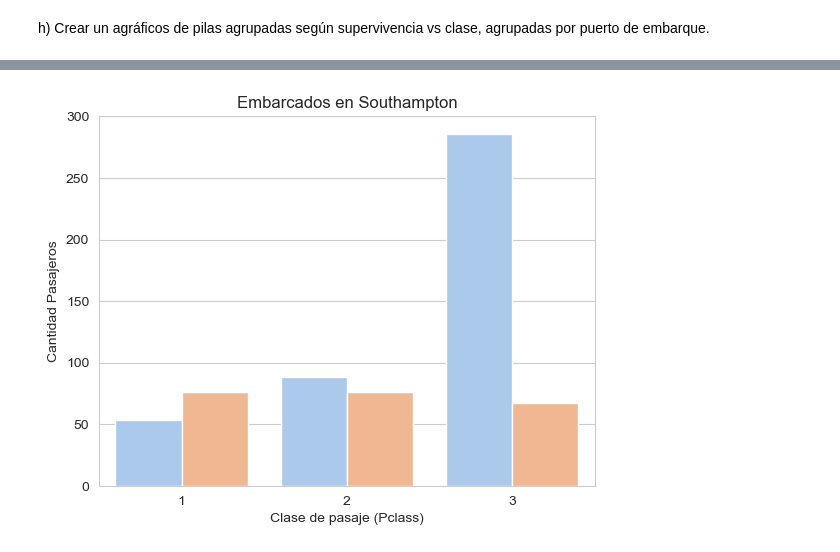
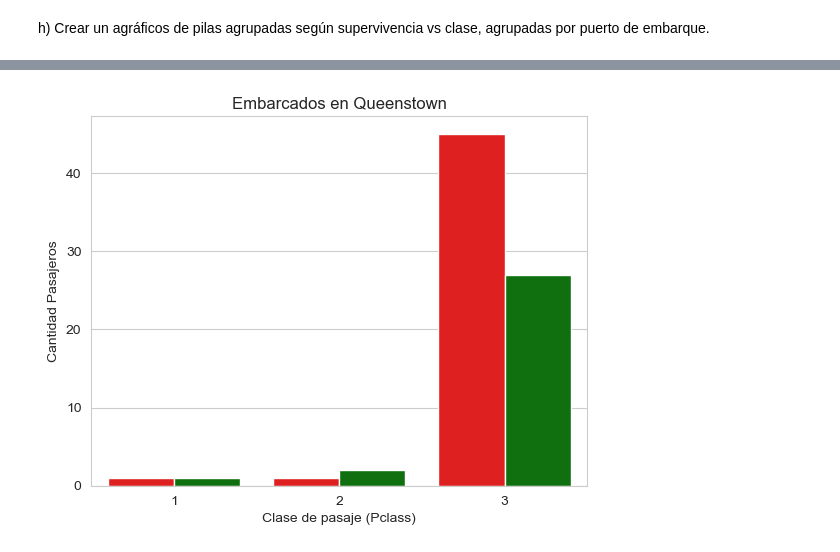
Before and after one commit to fidebravo/Modulo3, a Jupyter notebook: Modulo3_Actividad4.ipynb, the cells around one changed output, grey strips where cells are left out. Cells and saved outputs as stored; diff of their text form; code cells hidden in the pictures.

```diff
--- a/Modulo3_Actividad4.ipynb
+++ b/Modulo3_Actividad4.ipynb
@@ -159,3 +159,16 @@ df_cherbourg = df_puertos[df_filtrado_cherbourg]
 
 df_filtrado_queenstown = df_puertos['embark_town' ]== 'Queenstown'
 df_queenstown = df_puertos[df_filtrado_queenstown]
+# %%
+colores = ['red', 'green']
+
+try:
+    sns.countplot(data=df_southampton, x='pclass', hue='survived',  palette=colores)
+except AttributeError as e:
+    print('')
+
+plt.title('Embarcados en Southampton')
+plt.xlabel('Clase de pasaje (Pclass)')
+plt.ylabel('Cantidad Pasajeros')
+
+plt.show()
@@ -162,15 +177,15 @@ df_queenstown = df_puertos[df_filtrado_queenstown]
 # %%
 try:
-    sns.countplot(data=df_southampton, x='pclass', hue='survived',  palette='pastel')
+    sns.countplot(data=df_queenstown, x='pclass', hue='survived',  palette=colores)
 except AttributeError as e:
     print('')
 
-plt.title('Embarcados en Southampton')
+plt.title('Embarcados en Queenstown')
 plt.xlabel('Clase de pasaje (Pclass)')
 plt.ylabel('Cantidad Pasajeros')
 
 plt.show()
 # %% [output]
-[figure, old version]
+[figure, new version]
 # %%
 try:
```
Also changed, not shown: parts of 4 cells of this notebook.
